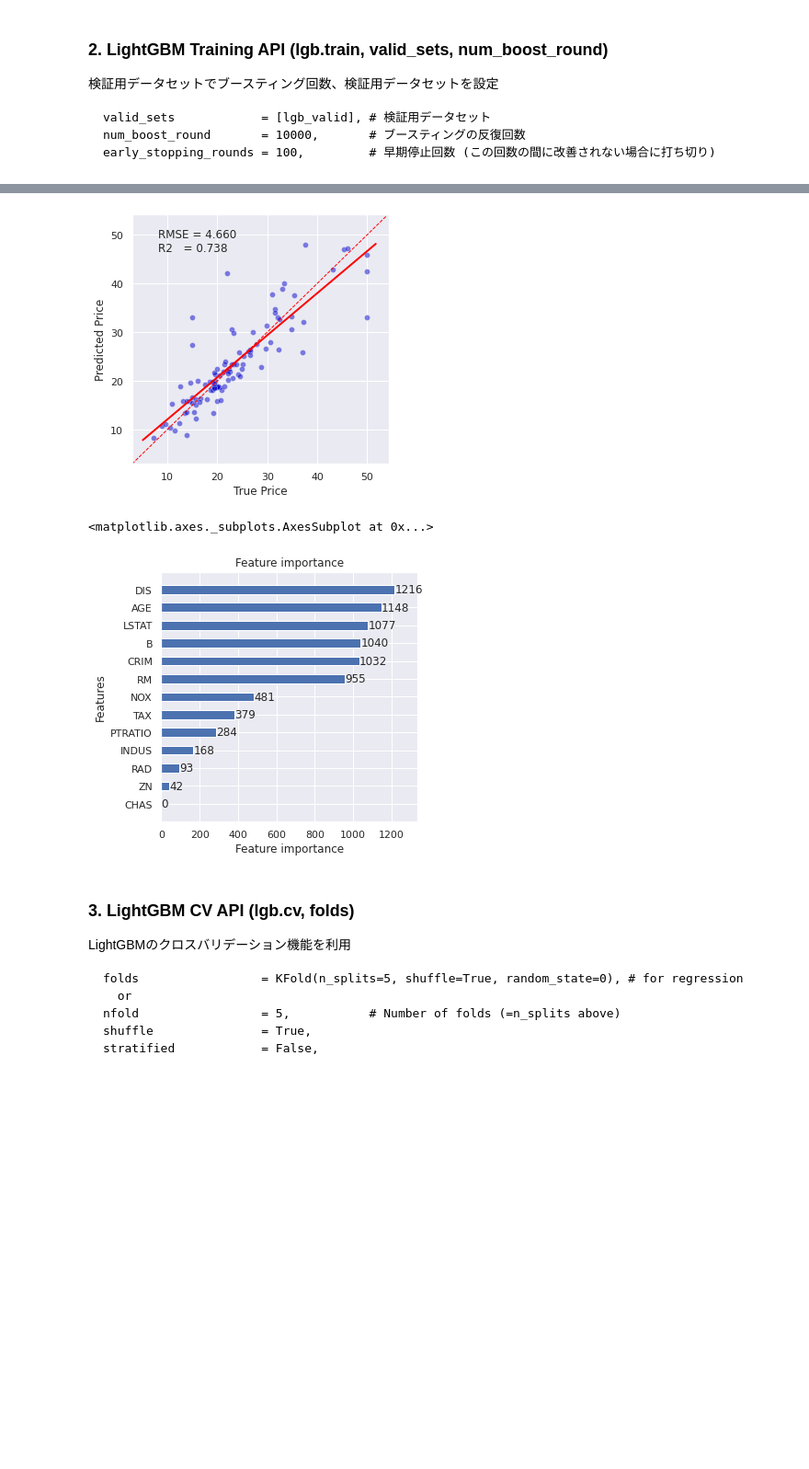
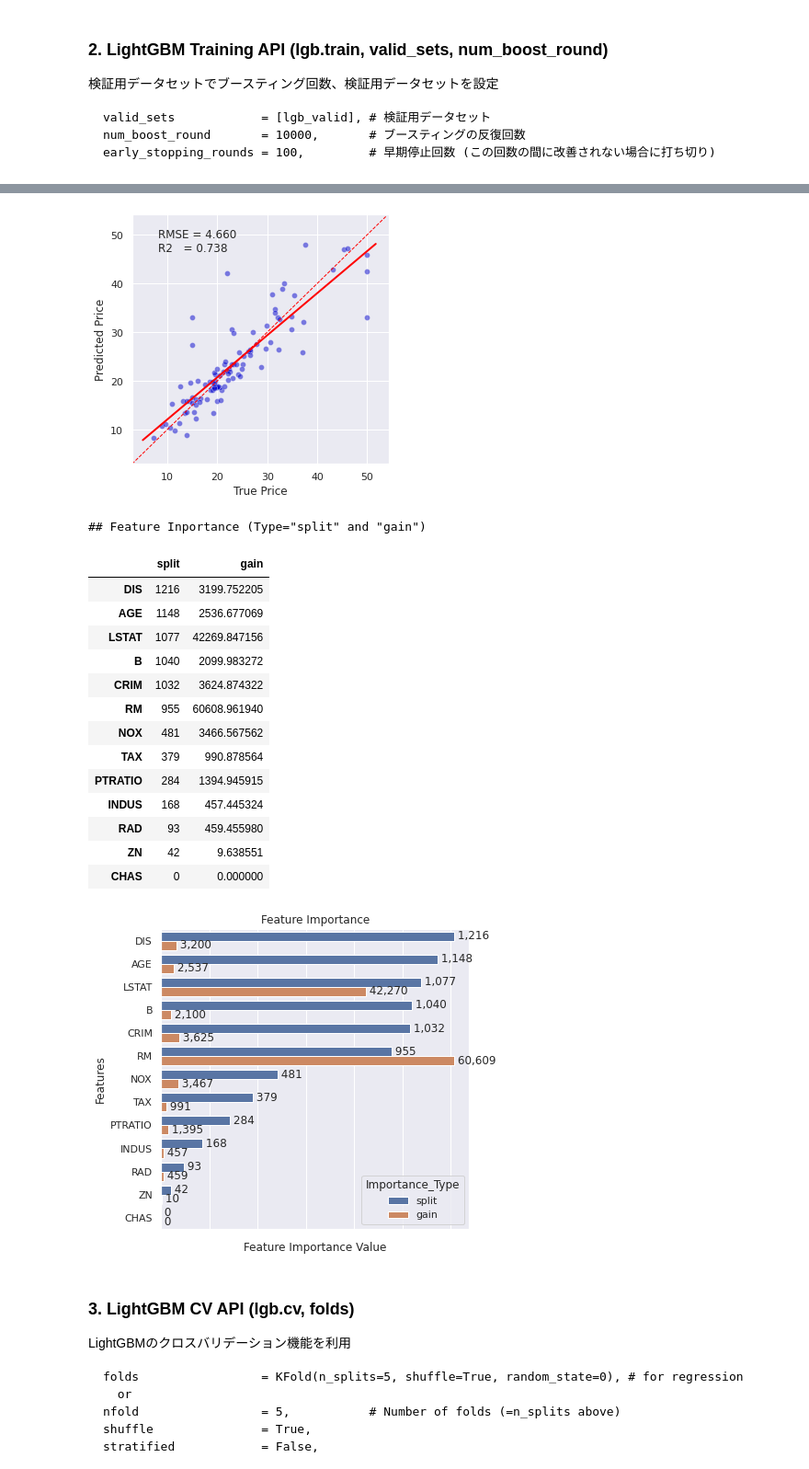
Before and after one commit to hr-ishikawa/pub, a Jupyter notebook: LightGBM/LightGBM_Regression_tune_boston.ipynb, the cells around one changed output, grey strips where cells are left out. Shown at 92% size. Saved outputs shown, nothing was run; the diff lists cells and outputs as text; code cells hidden in the pictures; blank space fills up the shorter version.

```diff
--- a/LightGBM/LightGBM_Regression_tune_boston.ipynb
+++ b/LightGBM/LightGBM_Regression_tune_boston.ipynb
@@ -375,7 +444,6 @@ X_train, y_train, X_valid, y_valid, X_test, y_test = \
                    df_get_boston_train_valid_test(train_size=0.6, valid_size=0.2)
 lgb_train = lgb.Dataset(X_train, y_train)                      # 学習用
 lgb_valid = lgb.Dataset(X_valid, y_valid, reference=lgb_train) # 検証用
-lgb_test  = lgb.Dataset(X_test,  y_test)                       # 評価用
 
 params = {
     'objective': 'regression',
@@ -406,7 +474,7 @@ display(reg_scores.calc(y_test, y_pred))
 Prediction_accuracy(df_pred, 'true', 'predicted')
 
 # 各説明変数の重要度を表示
-lgb.plot_importance(lgb_model, ignore_zero=False, height=0.5, figsize=(5,5))
+plt_ightgbm_importance(lgb_model)
 # %% [output]
 # Set seeds: 0
 
@@ -418,6 +486,20 @@ X_train/valid/test: retio=0.6/0.2/0.2, shape=(302, 13),(102, 13),(102, 13)
 [figure]
-<matplotlib.axes._subplots.AxesSubplot at 0x...>
+## Feature Inportance (Type="split" and "gain")
+|  | split | gain |
+| DIS | 1216 | 3199.752205 |
+| AGE | 1148 | 2536.677069 |
+| LSTAT | 1077 | 42269.847156 |
+| B | 1040 | 2099.983272 |
+| CRIM | 1032 | 3624.874322 |
+| RM | 955 | 60608.961940 |
+| NOX | 481 | 3466.567562 |
+| TAX | 379 | 990.878564 |
+| PTRATIO | 284 | 1394.945915 |
+| INDUS | 168 | 457.445324 |
+| RAD | 93 | 459.455980 |
+| ZN | 42 | 9.638551 |
+| CHAS | 0 | 0.000000 |
-[figure, old version]
+[figure, new version]
 # %% [markdown]
 ### **3. LightGBM CV API** (lgb.cv, folds)
 
```
Also changed, not shown: parts of 18 cells of this notebook.
